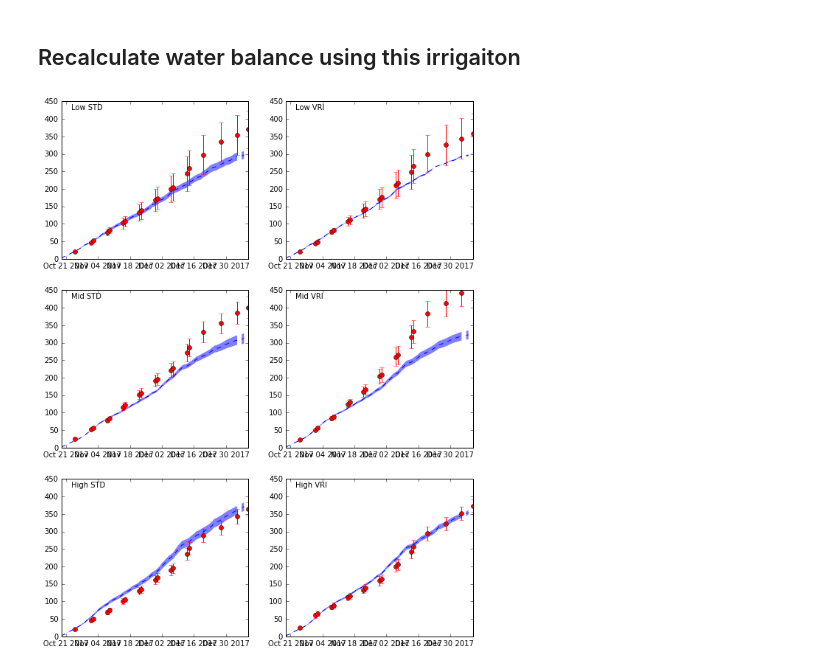
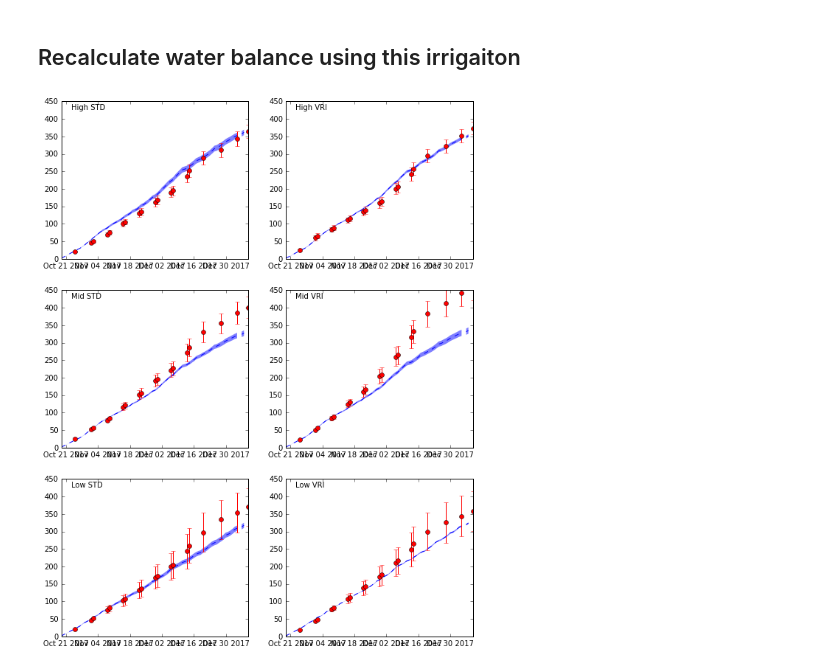
Before and after one commit to HamishBrownPFR/MVI, a Jupyter notebook: RA1.3/SoilWaterSummary.ipynb, the cells around one changed output. Cells and saved outputs as stored; diff of their text form; code cells hidden in the pictures.

```diff
--- a/RA1.3/SoilWaterSummary.ipynb
+++ b/RA1.3/SoilWaterSummary.ipynb
@@ -347,0 +407,25 @@ for z in Zones:
+# %%
+WUDays = ['2017-11-01', '2017-11-08',
+ '2017-11-15', '2017-11-22',
+ '2017-11-29', '2017-12-06',
+ '2017-12-13', '2017-12-20',
+ '2017-12-28']
+WUTots = ObsPre.dropna(how='any')
+CompData = WUTots.ix[WUTots.index.isin(WUDays),:].diff()
+Fig = plt.figure(figsize=(5,5))
+lineColors = ['r','r','g','g','b','b']
+fillColors = ['r','w','g','w','b','w']
+pos = 0
+for z in Zones:
+    for i in Irrigs:
+        Obs = CompData.ix[:,('Obs',z,i)]
+        Pre = CompData.ix[:,('Pred',z,i)]
+        plt.plot(Obs,Pre,'o',
+                 mec=lineColors[pos],mfc=fillColors[pos],label=z+' '+i)
+        pos+=1
+plt.ylim(-10,80)
+plt.xlim(-10,80)
+plt.plot([0,60],[0,60],'-')
+plt.ylabel('Change in Soil water (mm)')
+plt.xlabel('Irrigation applied (mm)')
+plt.legend(loc=2,numpoints=1)
@@ -389,0 +477,18 @@ plt.legend(loc=2)
+# %%
+Fig = plt.figure(figsize=(5,5))
+lineColors = ['r','r','g','g','b','b']
+fillColors = ['r','w','g','w','b','w']
+pos = 0
+for z in Zones:
+    for i in Irrigs:
+        SWincrease = DeltaSWCFrame.ix[WaterUseNP.index.isin(IrrigationsDaysNP),(z,i)].mean(axis=1)*-1
+        SWincreaseSD = DeltaSWCFrame.ix[WaterUseNP.index.isin(IrrigationsDaysNP),(z,i)].std(axis=1)
+        plt.plot(Applied,SWincrease,'o',
+                     mec=lineColors[pos],mfc=fillColors[pos],label=z+' '+i)
+        pos+=1
+plt.ylim(-10,80)
+plt.xlim(-10,80)
+plt.plot([0,60],[0,60],'-')
+plt.ylabel('Change in Soil water (mm)')
+plt.xlabel('Irrigation applied (mm)')
+plt.legend(loc=2,numpoints=1)
@@ -425,23 +533,23 @@ for plot in WaterUseNPMeasIrr.columns:
 # %%
 Fig = plt.figure(figsize=(10,13))
 pos = 1
-for z in Zones:
+for z in ['High','Mid','Low']:
     for i in Irrigs:
         ax = Fig.add_subplot(3,2,pos)
         IRMean = E.ix[:,(z,i)].cumsum().mean(axis=1)
         IRSD = E.ix[:,(z,i)].cumsum().std(axis=1)/2
         IRUp = IRMean + IRSD
         IRLow = IRMean - IRSD
         plt.fill_between(E.index,IRUp,IRLow,alpha=0.5,lw=0)
         plt.plot(IRMean,'--')
         NPMean = WaterUseNPMeasIrr.ix['2017-10-20':,(z,i)].cumsum().mean(axis=1)
         NPSD = WaterUseNPMeasIrr.ix['2017-10-20':,(z,i)].cumsum().std(axis=1)/2
         NPUp = NPMean + NPSD
         NPLow = NPMean - NPSD
         plt.errorbar(WaterUseNPMeasIrr.ix['2017-10-20':,(z,i)].index,NPMean,NPSD,fmt='o',color='r')
         #plt.plot(NPMean,'o',color='r')
         plt.text(0.05,0.95,z+' ' +i,transform = ax.transAxes)
         pos += 1
         plt.ylim(0,450)
 # %% [output]
-[figure, old version]
+[figure, new version]
```
Also changed, not shown: parts of 10 cells of this notebook, 1 other file.
